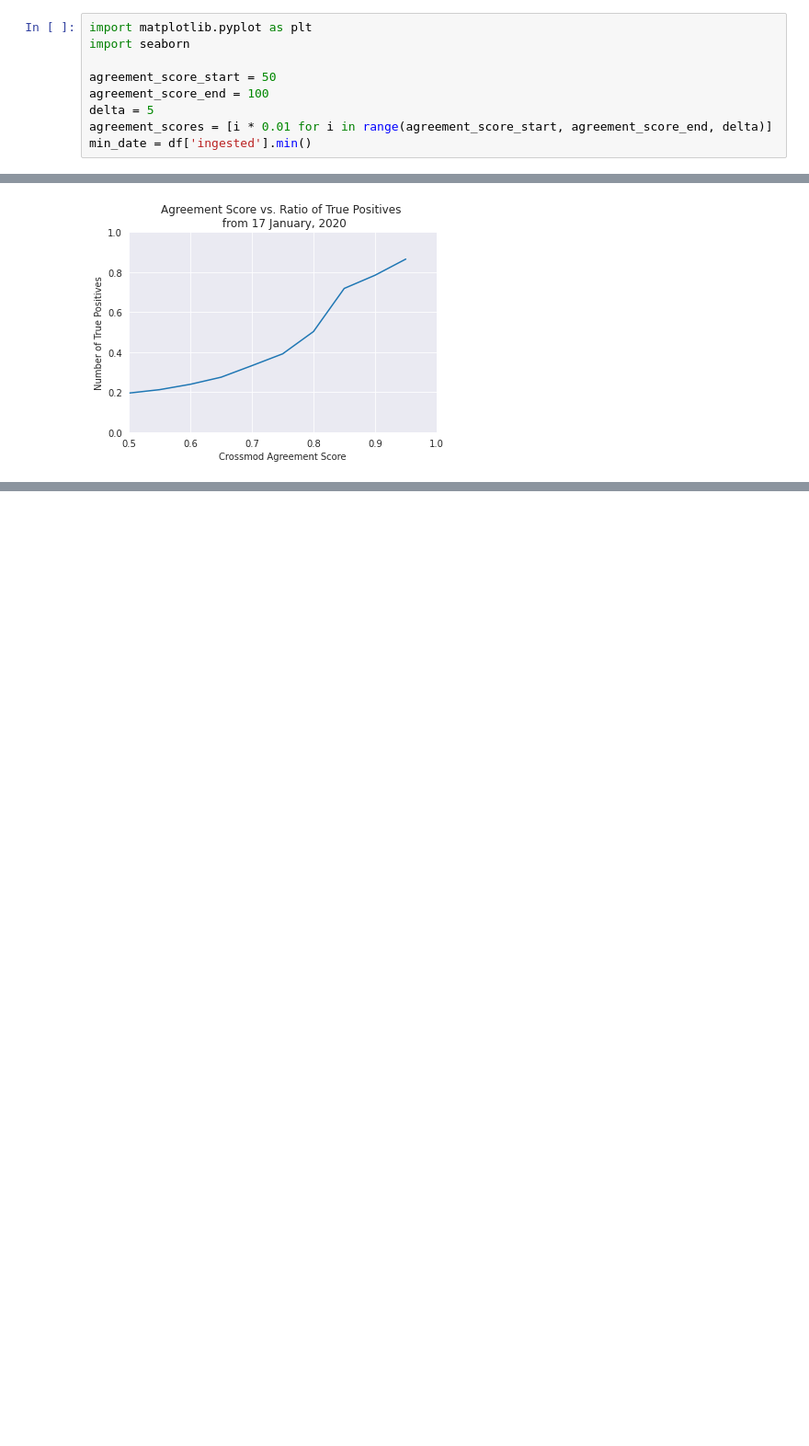
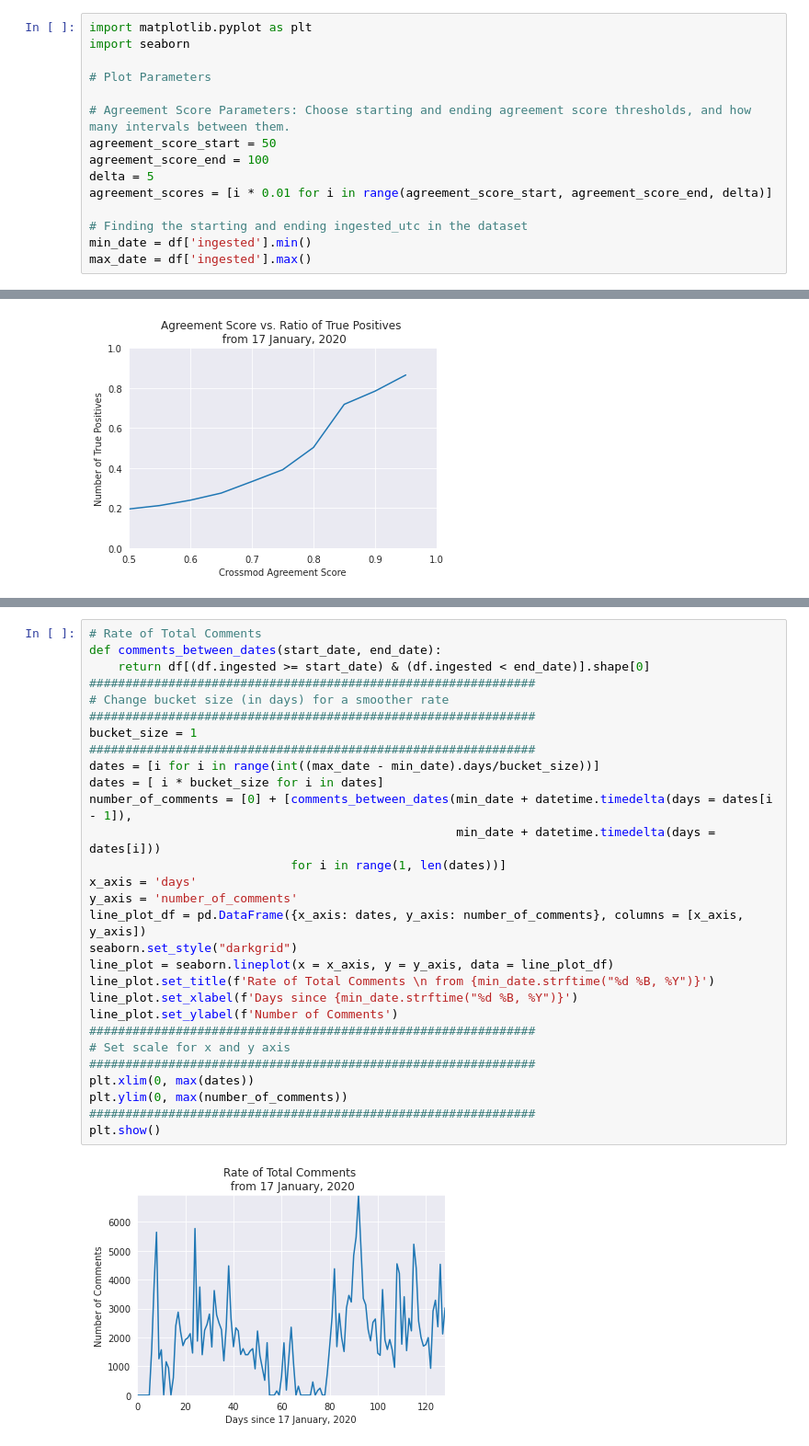
Before and after one commit to adishy/crossmod, a Jupyter notebook: analysis/reporting-experiment.ipynb, the cells around one changed output, grey strips where cells are left out. Shown at 92% size. Drawn from its saved outputs; the diff is of its cells as text; blank space fills up the shorter version.

Commit message:
Updating reporting-experiment jupyter notebook to include rate of comments

```diff
--- a/analysis/reporting-experiment.ipynb
+++ b/analysis/reporting-experiment.ipynb
@@ -341,11 +341,17 @@ sub_df.shape[0]
 import matplotlib.pyplot as plt
 import seaborn
 
+# Plot Parameters
+
+# Agreement Score Parameters: Choose starting and ending agreement score thresholds, and how many intervals between them.
 agreement_score_start = 50
 agreement_score_end = 100
 delta = 5
 agreement_scores = [i * 0.01 for i in range(agreement_score_start, agreement_score_end, delta)]
+
+# Finding the starting and ending ingested_utc in the dataset
 min_date = df['ingested'].min()
+max_date = df['ingested'].max()
 # %% [markdown]
 ## Agreement Score vs. Number of Comments
 # %%
@@ -422,0 +431,31 @@ plt.show()
+# %%
+# Rate of Total Comments
+def comments_between_dates(start_date, end_date):
+    return df[(df.ingested >= start_date) & (df.ingested < end_date)].shape[0]
+##############################################################
+# Change bucket size (in days) for a smoother rate
+##############################################################
+bucket_size = 1
+##############################################################
+dates = [i for i in range(int((max_date - min_date).days/bucket_size))]
+dates = [ i * bucket_size for i in dates]
+number_of_comments = [0] + [comments_between_dates(min_date + datetime.timedelta(days = dates[i - 1]),
+                                                   min_date + datetime.timedelta(days = dates[i]))
+                            for i in range(1, len(dates))]
+x_axis = 'days'
+y_axis = 'number_of_comments'
+line_plot_df = pd.DataFrame({x_axis: dates, y_axis: number_of_comments}, columns = [x_axis, y_axis])
+seaborn.set_style("darkgrid")
+line_plot = seaborn.lineplot(x = x_axis, y = y_axis, data = line_plot_df)
+line_plot.set_title(f'Rate of Total Comments \n from {min_date.strftime("%d %B, %Y")}')
+line_plot.set_xlabel(f'Days since {min_date.strftime("%d %B, %Y")}')
+line_plot.set_ylabel(f'Number of Comments')
+##############################################################
+# Set scale for x and y axis
+##############################################################
+plt.xlim(0, max(dates))
+plt.ylim(0, max(number_of_comments))
+##############################################################
+plt.show()
+# %% [output]
+[figure, added]
```
Also changed, not shown: parts of 2 cells of this notebook.
